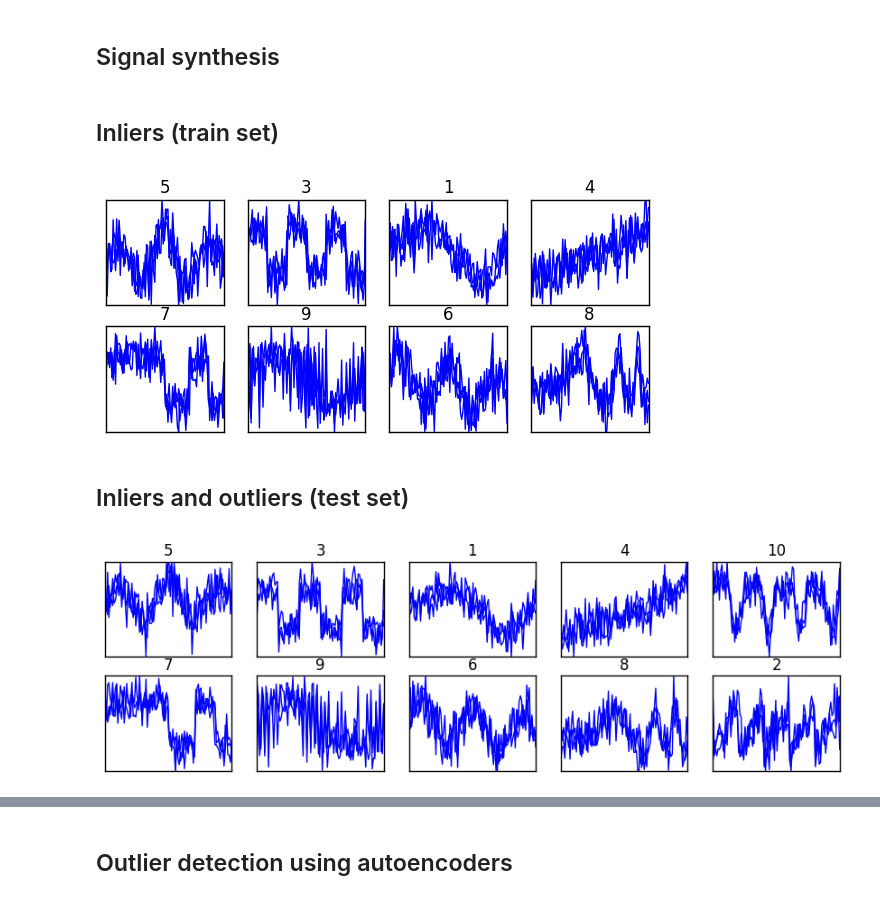
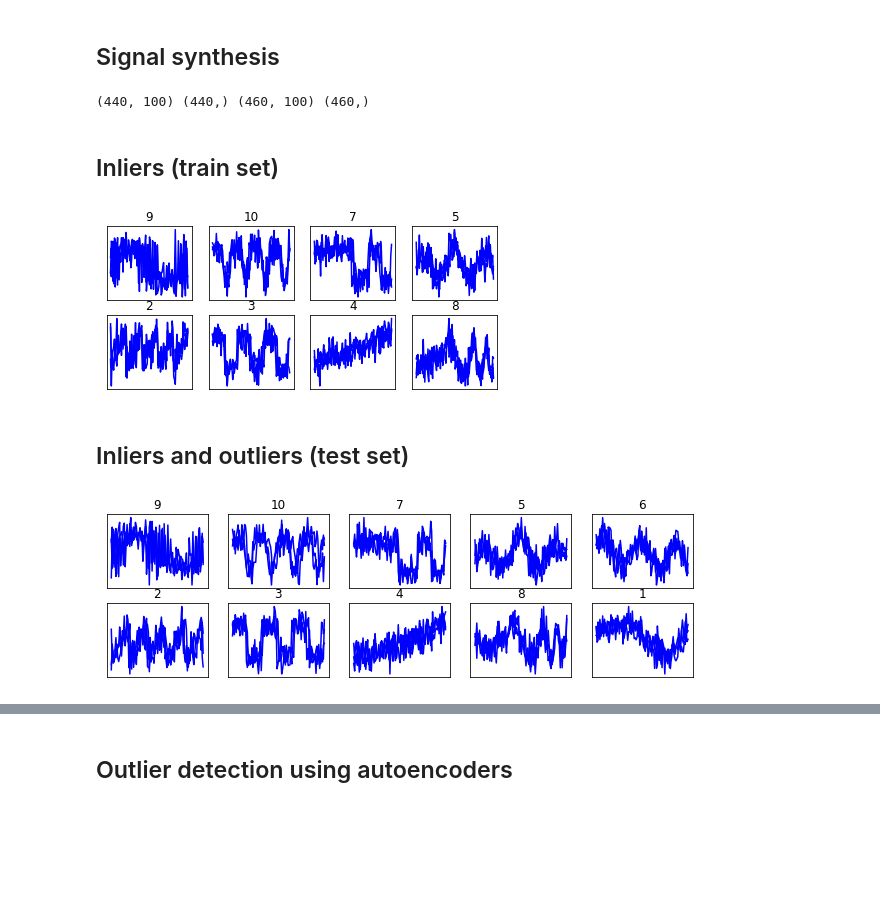
Before and after one commit to vafaei-ar/drama, a Jupyter notebook: notebooks/5_novility_detection_(Syn_IV).ipynb, the cells around one changed output, grey strips where cells are left out. Drawn from its saved outputs; the diff is of its cells as text; code cells hidden in the pictures; blank space fills up the shorter version.

```diff
--- a/notebooks/5_novility_detection_(Syn_IV).ipynb
+++ b/notebooks/5_novility_detection_(Syn_IV).ipynb
@@ -23,34 +37,50 @@ sft = 0.02
 sig_list = np.arange(1,11)
 random.shuffle(sig_list)
 
-maj_class = 500
-min_class = 50
+maj_class = 100
+min_class = 10
 
 n_data = 4*[maj_class]+6*[min_class]
 
 train_data = {sig_list[i]:n_data[i] for i in range(8)}
 test_data = {sig_list[i]:n_data[i] for i in range(10)}
 
-X_train, y_train, X, y = mce.synt_unbalanced(train_data = train_data,test_data = test_data,
+X_train, y_train, X, y = drm.synt_unbalanced(train_data = train_data,test_data = test_data,
                                     sigma = noise, n_ftrs = n_ftrs)
 
-true_outliers = np.in1d(y,sig_list[:7])
+X_train, y_train_c = drm.simulate_shapes(numbers=train_data,n_ftrs = n_ftrs,
+                            sigma=noise,
+                            n1 = scl,n2 = sft,
+                            n3 = scl,n4 = sft)
+
+X_test,y_test_c = drm.simulate_shapes(numbers=test_data,n_ftrs = n_ftrs,
+                            sigma=noise,
+                            n1 = scl,n2 = sft,
+                            n3 = scl,n4 = sft)
+
+y_train = y_train_c-y_train_c
+y_test = np.isin(y_test_c, sig_list[-2:]).astype(int)
+
+true_outliers = np.in1d(y_test_c,sig_list[:7])
+print(X_train.shape, y_train.shape, X_test.shape, y_test.shape)
+# %% [output]
+(440, 100) (440,) (460, 100) (460,)
 # %% [markdown]
 ## Inliers (train set)
 # %%
 gs = gridspec.GridSpec(2, 4)
 plt.figure(figsize=(7,3))
 
 for i in range(8):
     ax = plt.subplot(gs[i%2, i//2])
     ax.set_title(str(sig_list[i]))
     ax.set_xticks([])
     ax.set_yticks([])
     for j in range(3):
-        xx = X_train[y_train==sig_list[i]][j]
+        xx = X_train[y_train_c==sig_list[i]][j]
         ax.plot(xx,'b')
 # %% [output]
-[figure, old version]
+[figure, new version]
 # %% [markdown]
 ## Inliers and outliers (test set)
 # %%
@@ -63,7 +93,7 @@ for i in range(10):
     ax.set_xticks([])
     ax.set_yticks([])
     for j in range(3):
-        xx = X[y==sig_list[i]][j]
+        xx = X_test[y_test_c==sig_list[i]][j]
         ax.plot(xx,'b')
 # %% [output]
-[figure, old version]
+[figure, new version]
```
Also changed, not shown: parts of 7 cells of this notebook, 3 other files.
